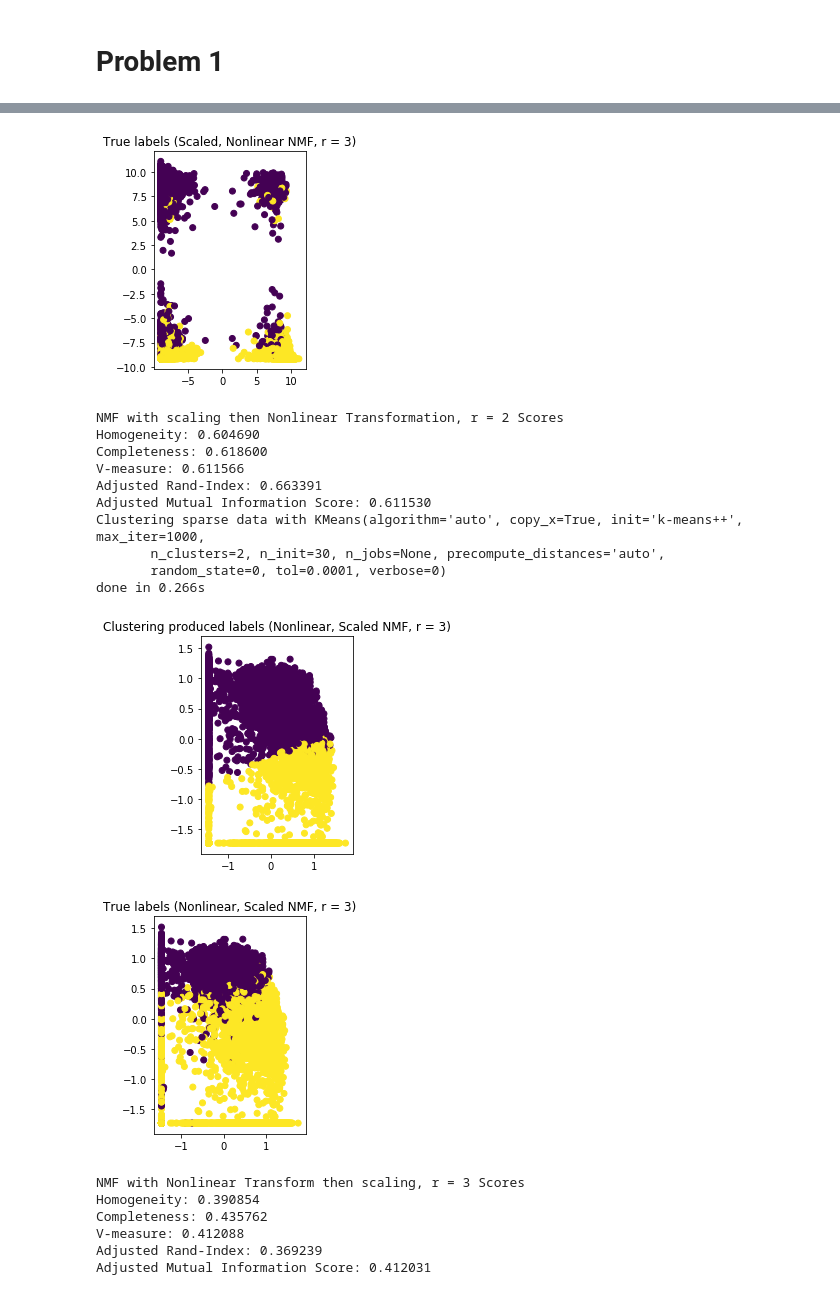
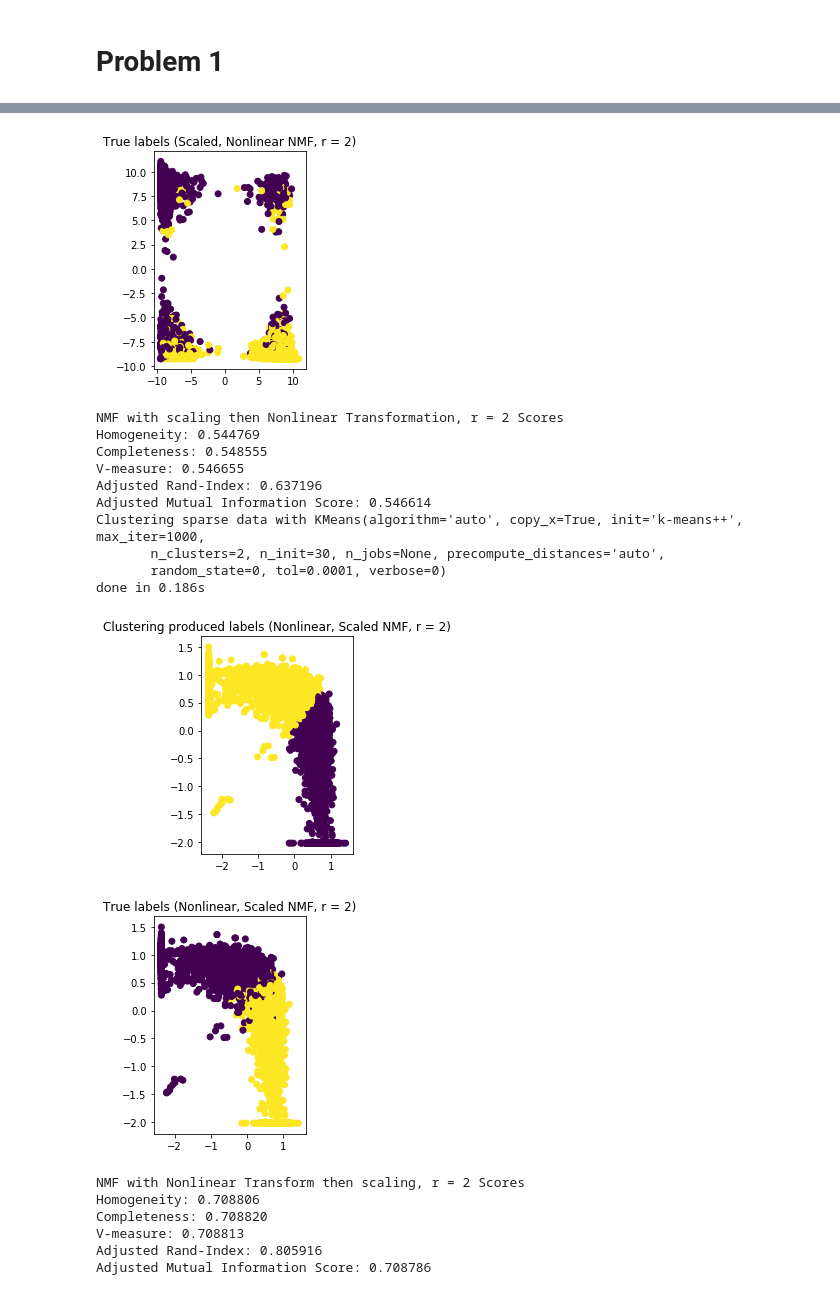
Before and after one commit to ryanch1/data-mining, a Jupyter notebook: Project2Q1Q10.ipynb, the cells around one changed output, grey strips where cells are left out. Drawn from its saved outputs; the diff is of its cells as text; code cells hidden in the pictures.

Commit message:
replot, set fetch20newsgroup random_state=0

```diff
--- a/Project2Q1Q10.ipynb
+++ b/Project2Q1Q10.ipynb
@@ -86,7 +90,8 @@ First 10 articles Classification (Train):
 # %%
 
 # Define the CountVectorizer = document-term matrix
-full_count_vectorizer = CountVectorizer(min_df=3, stop_words=combined_stopwords)
+#full_count_vectorizer = CountVectorizer(min_df=3, stop_words=combined_stopwords)
+full_count_vectorizer = CountVectorizer(min_df=3, stop_words='english')
 full_doc_term_matrix = full_count_vectorizer.fit_transform(full_dataset.data)
 
 print(full_count_vectorizer)
@@ -466,7 +460,7 @@ def nonlinear_transform(dimension_reduced_data, C=0.0001):
 #no scaling, no transform already done
 
 #scaling, no transform
-nmf_settings = NMF(n_components=3, init='random', random_state=0)
+nmf_settings = NMF(n_components=2, init='random', random_state=0)
 optimal_full_nmf_matrix = nmf_settings.fit_transform(full_tfidf)
 optimal_scaled_NMF = preprocessing.scale(optimal_full_nmf_matrix)
 km_nmf = KMeans(n_clusters=2, random_state=0, max_iter=1000, n_init=30)
@@ -475,9 +469,9 @@ t0 = time.time()
 km_nmf.fit(optimal_scaled_NMF)
 print("done in %0.3fs" % (time.time() - t0))
 
-plot_kmeans_clusters(optimal_scaled_NMF, km_nmf.labels_, full_data_class, 'Scaled NMF, r = 3')
+plot_kmeans_clusters(optimal_scaled_NMF, km_nmf.labels_, full_data_class, 'Scaled NMF, r = 2')
 
-print("NMF with Scaling, r = 3 Scores")
+print("NMF with Scaling, r = 2 Scores")
 print("Homogeneity: %0.6f" % metrics.homogeneity_score(full_data_class, km_nmf.labels_))
 print("Completeness: %0.6f" % metrics.completeness_score(full_data_class, km_nmf.labels_))
 print("V-measure: %0.6f" % metrics.v_measure_score(full_data_class, km_nmf.labels_))
@@ -493,9 +487,9 @@ t0 = time.time()
 km_nmf.fit(optimal_transf_NMF)
 print("done in %0.3fs" % (time.time() - t0))
 
-plot_kmeans_clusters(optimal_transf_NMF, km_nmf.labels_, full_data_class, 'Nonlinear NMF, r = 3')
+plot_kmeans_clusters(optimal_transf_NMF, km_nmf.labels_, full_data_class, 'Nonlinear NMF, r = 2')
 
-print("NMF with Nonlinear Transform, r = 3 Scores")
+print("NMF with Nonlinear Transform, r = 2 Scores")
 print("Homogeneity: %0.6f" % metrics.homogeneity_score(full_data_class, km_nmf.labels_))
 print("Completeness: %0.6f" % metrics.completeness_score(full_data_class, km_nmf.labels_))
 print("V-measure: %0.6f" % metrics.v_measure_score(full_data_class, km_nmf.labels_))
@@ -511,7 +505,7 @@ t0 = time.time()
 km_nmf.fit(optimal_scale_transf_NMF)
 print("done in %0.3fs" % (time.time() - t0))
 
-plot_kmeans_clusters(optimal_scale_transf_NMF, km_nmf.labels_, full_data_class, 'Scaled, Nonlinear NMF, r = 3')
+plot_kmeans_clusters(optimal_scale_transf_NMF, km_nmf.labels_, full_data_class, 'Scaled, Nonlinear NMF, r = 2')
 
 print("NMF with scaling then Nonlinear Transformation, r = 2 Scores")
 print("Homogeneity: %0.6f" % metrics.homogeneity_score(full_data_class, km_nmf.labels_))
@@ -522,7 +516,7 @@ print("Adjusted Mutual Information Score: %.6f" % metrics.adjusted_mutual_info_s
 
 
 
-#check transformation first then scaling?
+#check log transformation first then scaling?
 
 optimal_transf_sc_NMF = preprocessing.scale(optimal_transf_NMF)
 
@@ -531,9 +525,9 @@ t0 = time.time()
 km_nmf.fit(optimal_transf_sc_NMF)
 print("done in %0.3fs" % (time.time() - t0))
 
-plot_kmeans_clusters(optimal_transf_sc_NMF, km_nmf.labels_, full_data_class, 'Nonlinear, Scaled NMF, r = 3')
+plot_kmeans_clusters(optimal_transf_sc_NMF, km_nmf.labels_, full_data_class, 'Nonlinear, Scaled NMF, r = 2')
 
-print("NMF with Nonlinear Transform then scaling, r = 3 Scores")
+print("NMF with Nonlinear Transform then scaling, r = 2 Scores")
 print("Homogeneity: %0.6f" % metrics.homogeneity_score(full_data_class, km_nmf.labels_))
 print("Completeness: %0.6f" % metrics.completeness_score(full_data_class, km_nmf.labels_))
 print("V-measure: %0.6f" % metrics.v_measure_score(full_data_class, km_nmf.labels_))
@@ -572,19 +566,19 @@ done in 0.110s
-[figure, old version]
+[figure, new version]
 NMF with scaling then Nonlinear Transformation, r = 2 Scores
-Homogeneity: 0.604690
-Completeness: 0.618600
-V-measure: 0.611566
-Adjusted Rand-Index: 0.663391
-Adjusted Mutual Information Score: 0.611530
+Homogeneity: 0.544769
+Completeness: 0.548555
+V-measure: 0.546655
+Adjusted Rand-Index: 0.637196
+Adjusted Mutual Information Score: 0.546614
 Clustering sparse data with KMeans(algorithm='auto', copy_x=True, init='k-means++', max_iter=1000,
        n_clusters=2, n_init=30, n_jobs=None, precompute_distances='auto',
        random_state=0, tol=0.0001, verbose=0)
-done in 0.266s
+done in 0.186s
-[figure, old version]
+[figure, new version]
-[figure, old version]
+[figure, new version]
-NMF with Nonlinear Transform then scaling, r = 3 Scores
-Homogeneity: 0.390854
-Completeness: 0.435762
-V-measure: 0.412088
-Adjusted Rand-Index: 0.369239
-Adjusted Mutual Information Score: 0.412031
+NMF with Nonlinear Transform then scaling, r = 2 Scores
+Homogeneity: 0.708806
+Completeness: 0.708820
+V-measure: 0.708813
+Adjusted Rand-Index: 0.805916
+Adjusted Mutual Information Score: 0.708786
```
Also changed, not shown: parts of 10 cells of this notebook.
